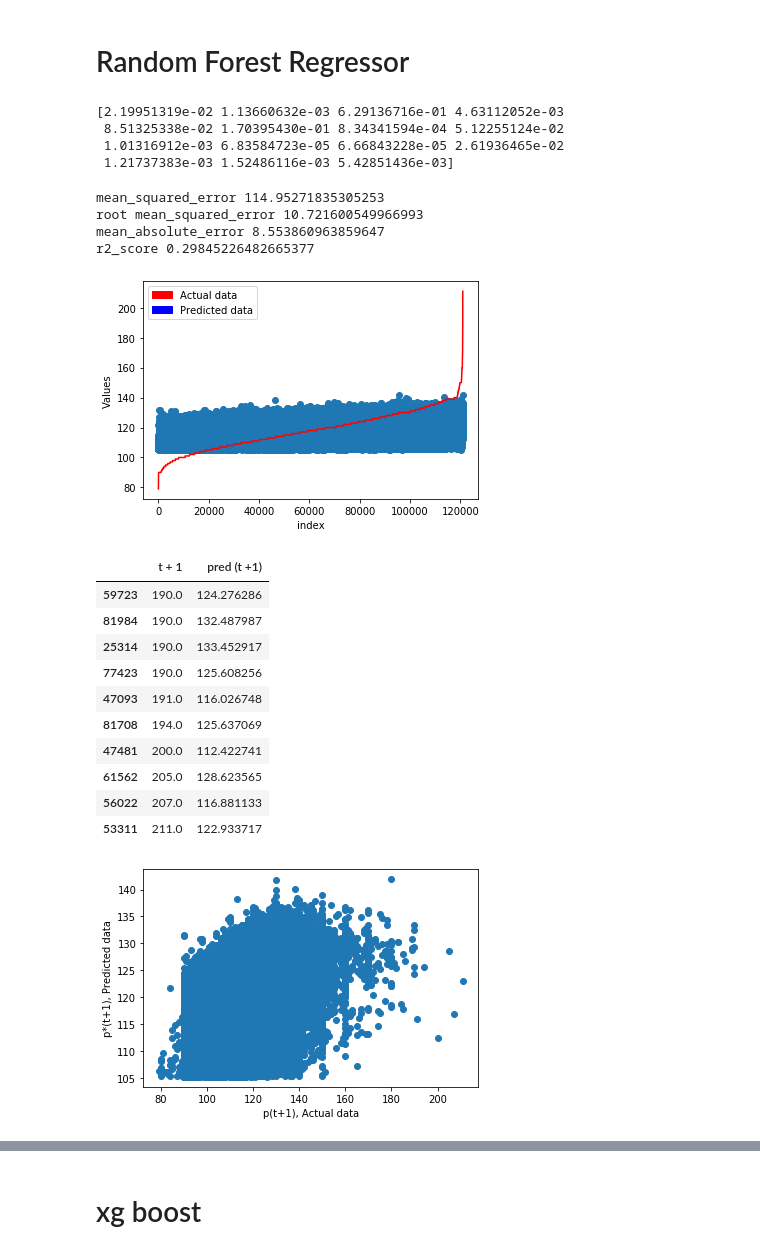
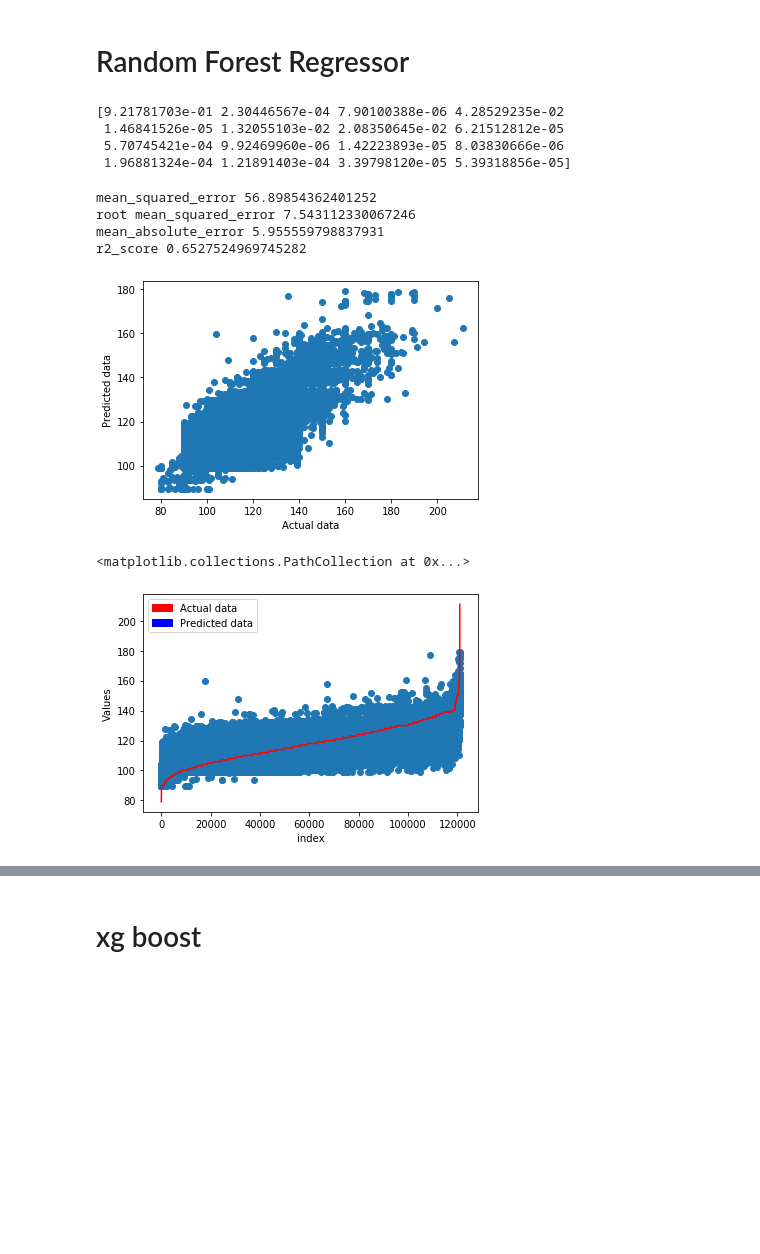
Before and after one commit to henockmamo54/Health-Data-Analysis-Diabetics, a Jupyter notebook: BP/S000501 - regression/S000501_Regression Test - multiple model.ipynb, the cells around one changed output, grey strips where cells are left out. Drawn from its saved outputs; the diff is of its cells as text; code cells hidden in the pictures; blank space fills up the shorter version.

```diff
--- a/BP/S000501 - regression/S000501_Regression Test - multiple model.ipynb
+++ b/BP/S000501 - regression/S000501_Regression Test - multiple model.ipynb
@@ -67,6 +67,7 @@ data["FIELD_38_C"] = np.select(condtion, choice, default=np.nan)
 
 data = data[
     [
+        'S000502',
         "L190300",
         "FIELD_29",
         "S000300",
@@ -126,6 +127,7 @@ Index(['index', 'L190300', 'FIELD_29', 'S000300', 'FIELD_38', 'AGE', 'SEX',
 # %%
 x = data[
     [
+        'S000502',
         "L190300",
         "FIELD_29",
         "S000300",
@@ -297,63 +301,57 @@ regr.fit(xtrain, ytrain)
 print(regr.feature_importances_)
 ypred = regr.predict(xtest)
 # %% [output]
-[2.19951319e-02 1.13660632e-03 6.29136716e-01 4.63112052e-03
- 8.51325338e-02 1.70395430e-01 8.34341594e-04 5.12255124e-02
- 1.01316912e-03 6.83584723e-05 6.66843228e-05 2.61936465e-02
- 1.21737383e-03 1.52486116e-03 5.42851436e-03]
+[9.21781703e-01 2.30446567e-04 7.90100388e-06 4.28529235e-02
+ 1.46841526e-05 1.32055103e-02 2.08350645e-02 6.21512812e-05
+ 5.70745421e-04 9.92469960e-06 1.42223893e-05 8.03830666e-06
+ 1.96881324e-04 1.21891403e-04 3.39798120e-05 5.39318856e-05]
 # %%
+
+import matplotlib.patches as mpatches
+
 print("mean_squared_error", m.mean_squared_error(ytest, ypred))
 print("root mean_squared_error", math.sqrt(m.mean_squared_error(ytest, ypred)))
 print("mean_absolute_error", m.mean_absolute_error(ytest, ypred))
 print("r2_score", m.r2_score(ytest, ypred))
 
 ypredPD = pd.DataFrame()
 # ypredPD['t']=xtest['S000501_x'].values
 ypredPD["t + 1"] = ytest.values.ravel()
 ypredPD["pred (t +1)"] = ypred
 ypredPD.head(30)
 
-import matplotlib.patches as mpatches
+
+plt.ylabel("Predicted data")
+plt.xlabel("Actual data")
+plt.scatter(
+    ypredPD["t + 1"][: ypredPD.shape[0]], ypredPD["pred (t +1)"][: ypredPD.shape[0]]
+)
+
+plt.show()
 
 plt.ylabel("Values")
 plt.xlabel("index")
 red_patch = mpatches.Patch(color="red", label="Actual data")
 blue_patch = mpatches.Patch(color="blue", label="Predicted data")
 plt.legend(handles=[red_patch, blue_patch])
 
 ypredPD = ypredPD.sort_values(by=["t + 1"])
+plt.plot(
+    np.arange(0, ypredPD.shape[0], 1), ypredPD["t + 1"][: ypredPD.shape[0]], color="red"
+)
 plt.scatter(
     np.arange(0, ypredPD.shape[0], 1), ypredPD["pred (t +1)"][: ypredPD.shape[0]]
 )
-plt.plot(
-    np.arange(0, ypredPD.shape[0], 1), ypredPD["t + 1"][: ypredPD.shape[0]], color="red"
-)
-plt.show()
 
-plt.ylabel("p*(t+1), Predicted data")
-plt.xlabel("p(t+1), Actual data")
-plt.scatter(
-    ypredPD["t + 1"][: ypredPD.shape[0]], ypredPD["pred (t +1)"][: ypredPD.shape[0]]
-)
 
-ypredPD.tail(10)
+# ypredPD.tail(10)
 # %% [output]
-mean_squared_error 114.95271835305253
-root mean_squared_error 10.721600549966993
-mean_absolute_error 8.553860963859647
-r2_score 0.29845226482665377
+mean_squared_error 56.89854362401252
+root mean_squared_error 7.543112330067246
+mean_absolute_error 5.955559798837931
+r2_score 0.6527524969745282
-[figure, old version]
+[figure, new version]
-|  | t + 1 | pred (t +1) |
-| 59723 | 190.0 | 124.276286 |
-| 81984 | 190.0 | 132.487987 |
-| 25314 | 190.0 | 133.452917 |
-| 77423 | 190.0 | 125.608256 |
-| 47093 | 191.0 | 116.026748 |
-| 81708 | 194.0 | 125.637069 |
-| 47481 | 200.0 | 112.422741 |
-| 61562 | 205.0 | 128.623565 |
-| 56022 | 207.0 | 116.881133 |
-| 53311 | 211.0 | 122.933717 |
+<matplotlib.collections.PathCollection at 0x...>
-[figure, old version]
+[figure, new version]
 # %%
 ypredPD["diff"] = abs(ypredPD["t + 1"] - ypredPD["pred (t +1)"])
```
Also changed, not shown: parts of 8 cells of this notebook, 3 other files.
